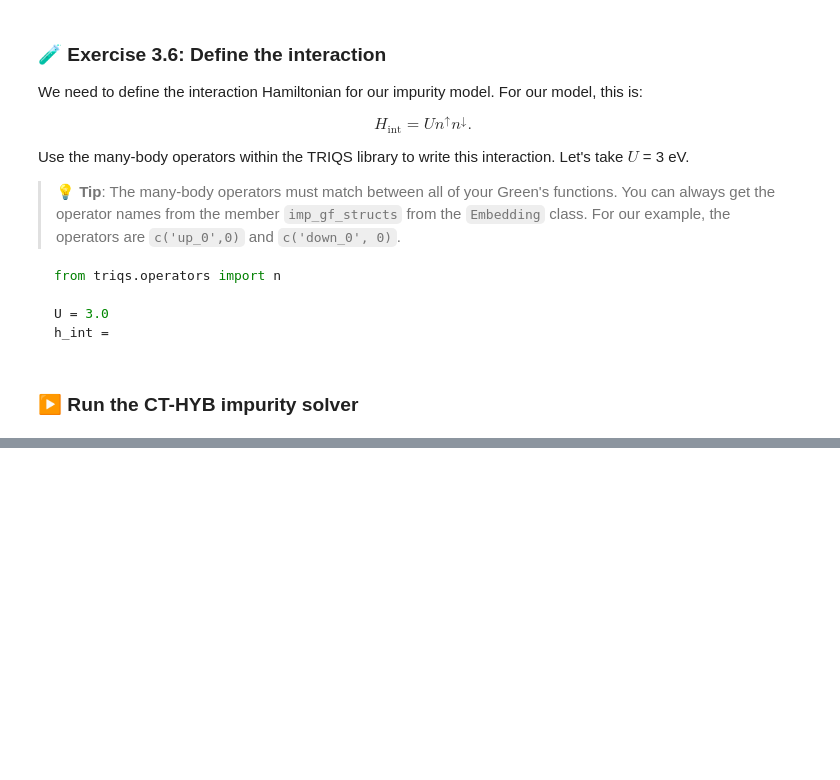
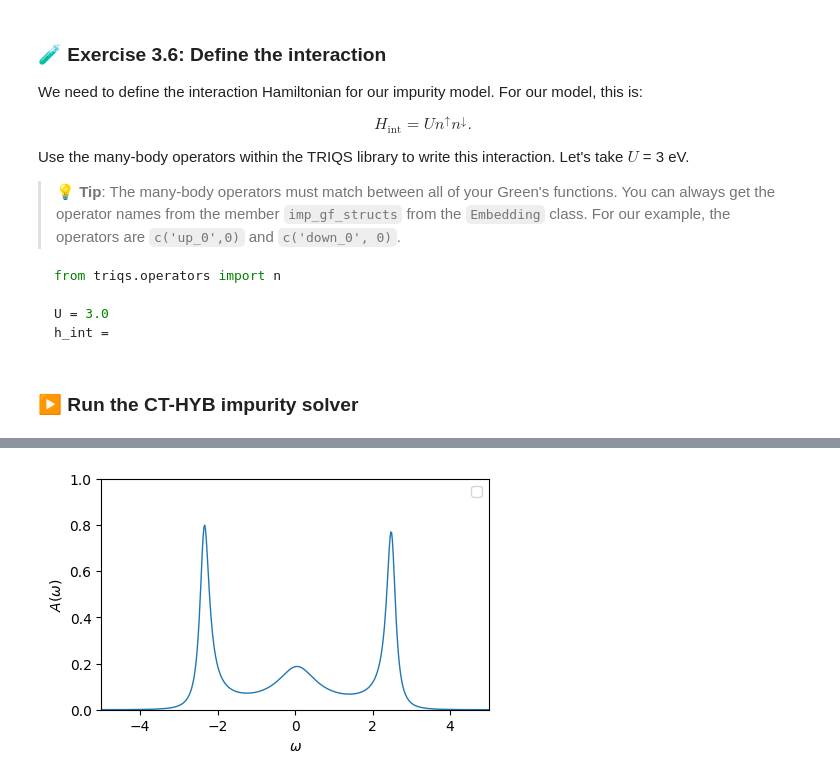
Before and after one commit to harrisonlabollita/TRIQS-tutorials, a Jupyter notebook: ModEST-DMFT/01-modest.ipynb, the cells around one changed output, grey strips where cells are left out. Saved outputs shown, nothing was run; the diff lists cells and outputs as text; code cells hidden in the pictures; blank space fills up the shorter version.

```diff
--- a/ModEST-DMFT/01-modest.ipynb
+++ b/ModEST-DMFT/01-modest.ipynb
@@ -864,0 +956,29 @@ Execution time: 0.446756 seconds
+# %%
+from triqs.gf import BlockGf, MeshReFreq
+
+n_w = 1000
+window = (-10, 10)
+
+# Step 1: set up real-frequency mesh and BlockGf
+
+## get the block shape of the Matsubara Green's function
+gf_struct = [ (bl, g.target_shape[0]) for bl, g in solver_results.G_iw ]
+
+## setup real-frequency mesh
+mesh = MeshReFreq(window, n_w)
+
+## construct Block Green's function on real-frequency mesh
+G_w = BlockGf(mesh=mesh, gf_struct=gf_struct)
+
+# Step 2: loop over the blocks and call set_from_pade
+n_points = 21
+freq_offset = 0.0
+for block, g in G_w: g.set_from_pade(solver_results.G_iw[block], n_points=n_points, freq_offset=freq_offset)
+
+# Step 3: plot the spectral function
+fig, ax = plt.subplots(figsize=(5,3))
+ax.oplot(-1/np.pi*G_w['up_0'].imag, lw=1, label='')
+ax.set_ylabel(r'$A(\omega)$'); ax.set_xlim(-5,5); ax.set_ylim(0, 1)
+plt.show()
+# %% [output]
+[figure, added]
```
Also changed, not shown: parts of 32 cells of this notebook, 1 other file.
